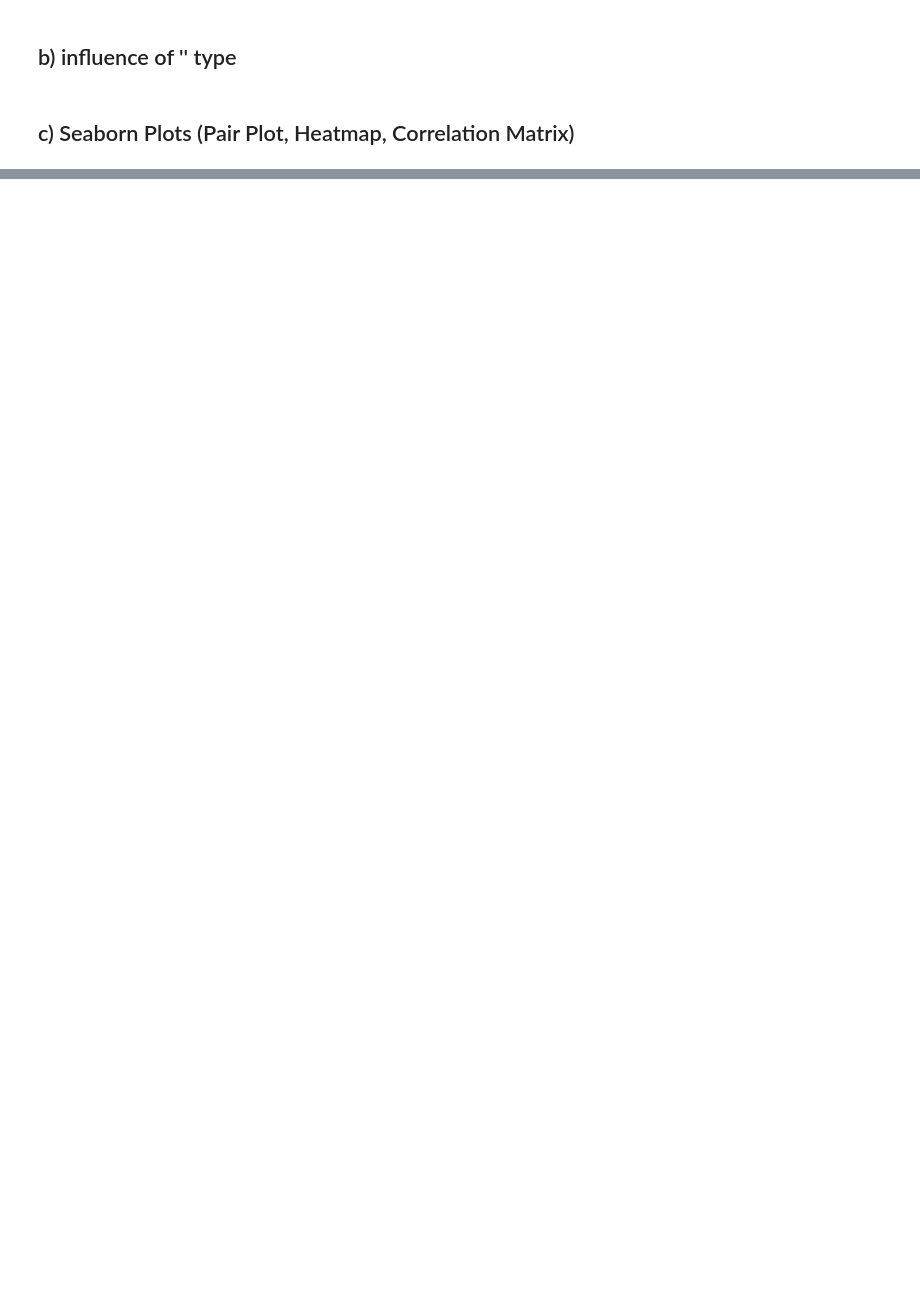
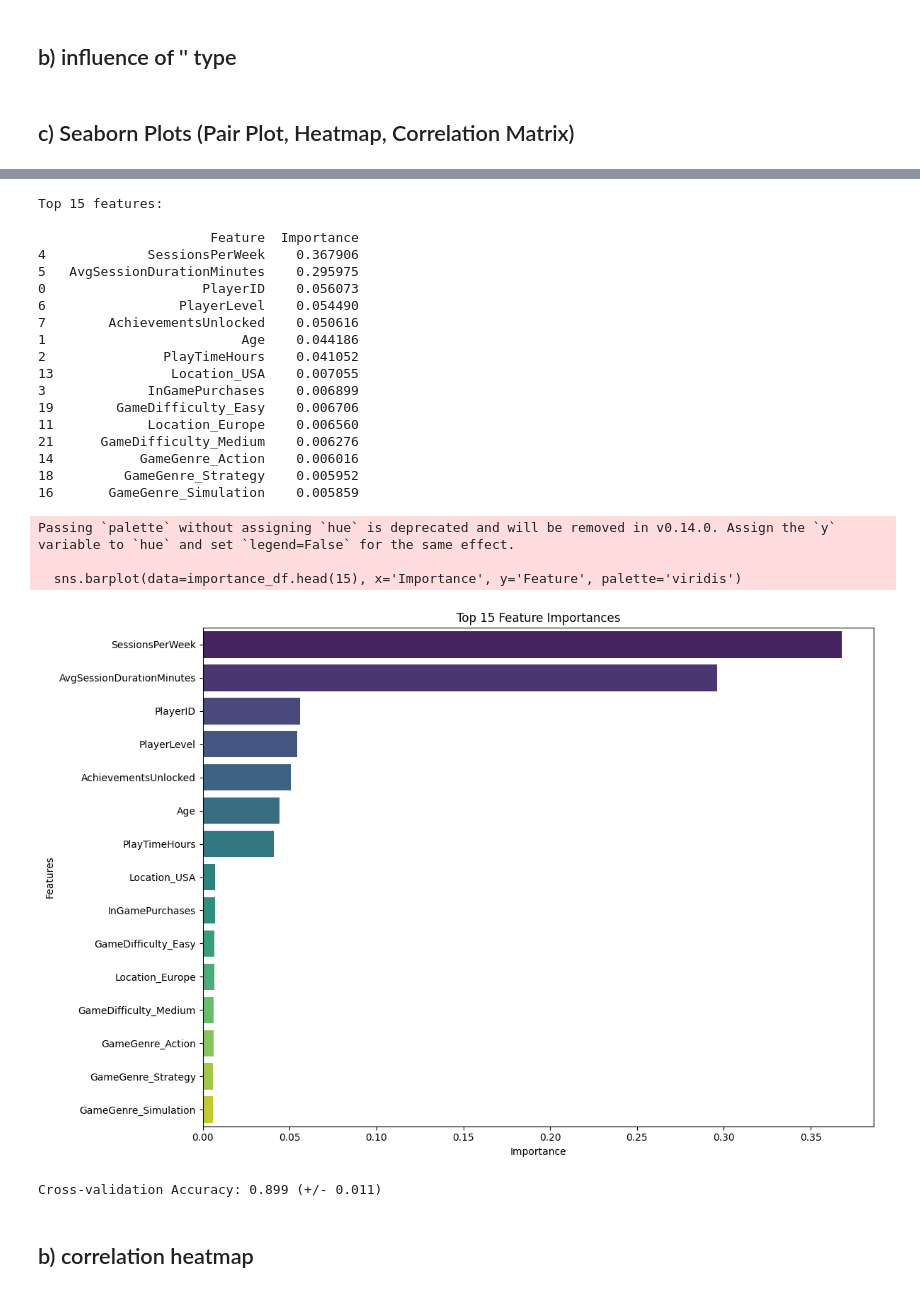
Before and after one commit to LogBlast/projectdata_group6, a Jupyter notebook: project_group6.ipynb, the cells around one changed output, grey strips where cells are left out. Drawn from its saved outputs; the diff is of its cells as text; code cells hidden in the pictures; blank space fills up the shorter version.

```diff
--- a/project_group6.ipynb
+++ b/project_group6.ipynb
@@ -122,0 +209,42 @@ plt.show()
+# %%
+# print
+print("\nTop 15 features:\n")
+print(importance_df.head(15))
+
+plt.figure(figsize=(12, 8))
+sns.barplot(data=importance_df.head(15), x='Importance', y='Feature', palette='viridis')
+plt.title('Top 15 Feature Importances')
+plt.xlabel('Importance')
+plt.ylabel('Features')
+plt.tight_layout()
+plt.show()
+
+# cross-validation
+cv_scores = cross_val_score(model, X_train, y_train, cv=5, scoring='accuracy')
+print(f"\nCross-validation Accuracy: {cv_scores.mean():.3f} (+/- {cv_scores.std() * 2:.3f})")
+# %% [output]
+Top 15 features:
+
+                      Feature  Importance
+4             SessionsPerWeek    0.367906
+5   AvgSessionDurationMinutes    0.295975
+0                    PlayerID    0.056073
+6                 PlayerLevel    0.054490
+7        AchievementsUnlocked    0.050616
+1                         Age    0.044186
+2               PlayTimeHours    0.041052
+13               Location_USA    0.007055
+3             InGamePurchases    0.006899
+19        GameDifficulty_Easy    0.006706
+11            Location_Europe    0.006560
+21      GameDifficulty_Medium    0.006276
+14           GameGenre_Action    0.006016
+18         GameGenre_Strategy    0.005952
+16       GameGenre_Simulation    0.005859
+Passing `palette` without assigning `hue` is deprecated and will be removed in v0.14.0. Assign the `y` variable to `hue` and set `legend=False` for the same effect.
+
+  sns.barplot(data=importance_df.head(15), x='Importance', y='Feature', palette='viridis')
+[figure, added]
+Cross-validation Accuracy: 0.899 (+/- 0.011)
+# %% [markdown]
+## b) correlation heatmap
```
Also changed, not shown: parts of 7 cells of this notebook.
